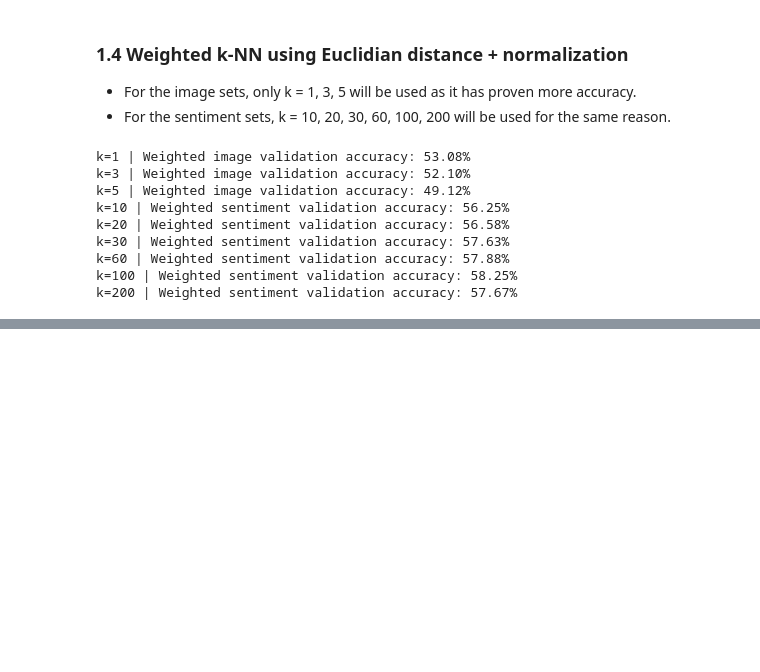
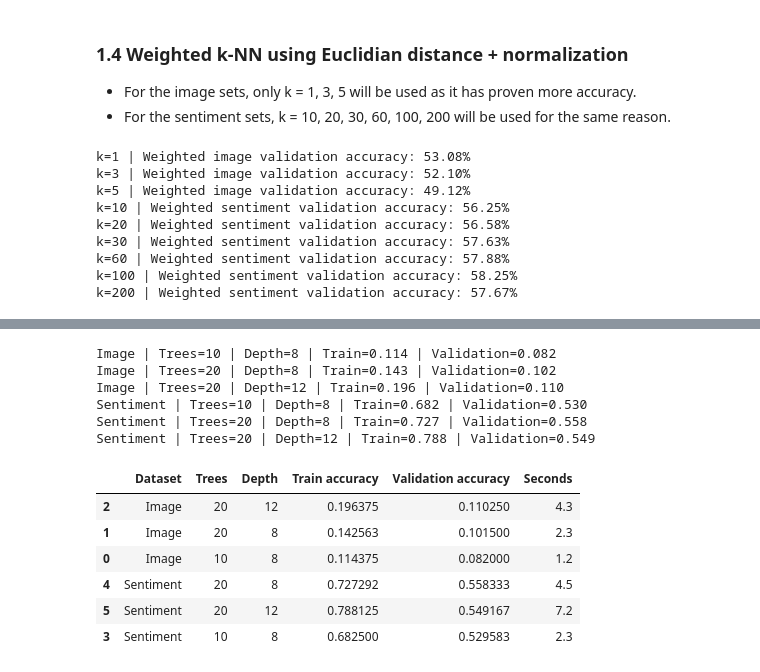
Before and after one commit to COMP472-Fall2026/Team11_NN, a Jupyter notebook: 02_supervised_models.ipynb, the cells around one changed output, grey strips where cells are left out. Saved outputs shown, nothing was run; the diff lists cells and outputs as text; code cells hidden in the pictures; blank space fills up the shorter version.

```diff
--- a/02_supervised_models.ipynb
+++ b/02_supervised_models.ipynb
@@ -113,0 +287,77 @@ k=200 | Weighted sentiment validation accuracy: 57.67%
+# %%
+forest_results = []
+best_forests = {}
+
+for dataset, (Xtr, Xva, ytr, yva) in DATASETS_TREE.items():
+
+    best_score = -1
+
+    for n_trees, depth in [(10, 8), (20, 8), (20, 12)]:
+
+        start = perf_counter()
+
+        model = CustomRandomForest(
+            n_estimators=n_trees,
+            max_depth=depth,
+            min_samples_split=40,
+            min_samples_leaf=20,
+            max_features="sqrt",
+            n_thresholds=8,
+            bootstrap_fraction=0.8,
+            random_state=SEED_TREE
+        )
+
+        model.fit(Xtr, ytr)
+
+        train_acc = accuracy_score(
+            ytr, model.predict(Xtr)
+        )
+
+        val_acc = accuracy_score(
+            yva, model.predict(Xva)
+        )
+
+        elapsed = perf_counter() - start
+
+        forest_results.append({
+            "Dataset": dataset,
+            "Trees": n_trees,
+            "Depth": depth,
+            "Train accuracy": train_acc,
+            "Validation accuracy": val_acc,
+            "Seconds": round(elapsed, 1)
+        })
+
+        print(
+            f"{dataset} | Trees={n_trees} "
+            f"| Depth={depth} "
+            f"| Train={train_acc:.3f} "
+            f"| Validation={val_acc:.3f}"
+        )
+
+        if val_acc > best_score:
+            best_score = val_acc
+            best_forests[dataset] = model
+
+forest_results_df = pd.DataFrame(forest_results)
+
+display(
+    forest_results_df.sort_values(
+        ["Dataset", "Validation accuracy"],
+        ascending=[True, False]
+    )
+)
+# %% [output]
+Image | Trees=10 | Depth=8 | Train=0.114 | Validation=0.082
+Image | Trees=20 | Depth=8 | Train=0.143 | Validation=0.102
+Image | Trees=20 | Depth=12 | Train=0.196 | Validation=0.110
+Sentiment | Trees=10 | Depth=8 | Train=0.682 | Validation=0.530
+Sentiment | Trees=20 | Depth=8 | Train=0.727 | Validation=0.558
+Sentiment | Trees=20 | Depth=12 | Train=0.788 | Validation=0.549
+|  | Dataset | Trees | Depth | Train accuracy | Validation accuracy | Seconds |
+| 2 | Image | 20 | 12 | 0.196375 | 0.110250 | 4.3 |
+| 1 | Image | 20 | 8 | 0.142563 | 0.101500 | 2.3 |
+| 0 | Image | 10 | 8 | 0.114375 | 0.082000 | 1.2 |
+| 4 | Sentiment | 20 | 8 | 0.727292 | 0.558333 | 4.5 |
+| 5 | Sentiment | 20 | 12 | 0.788125 | 0.549167 | 7.2 |
+| 3 | Sentiment | 10 | 8 | 0.682500 | 0.529583 | 2.3 |
```
Also changed, not shown: parts of 13 cells of this notebook, 4 other files.
